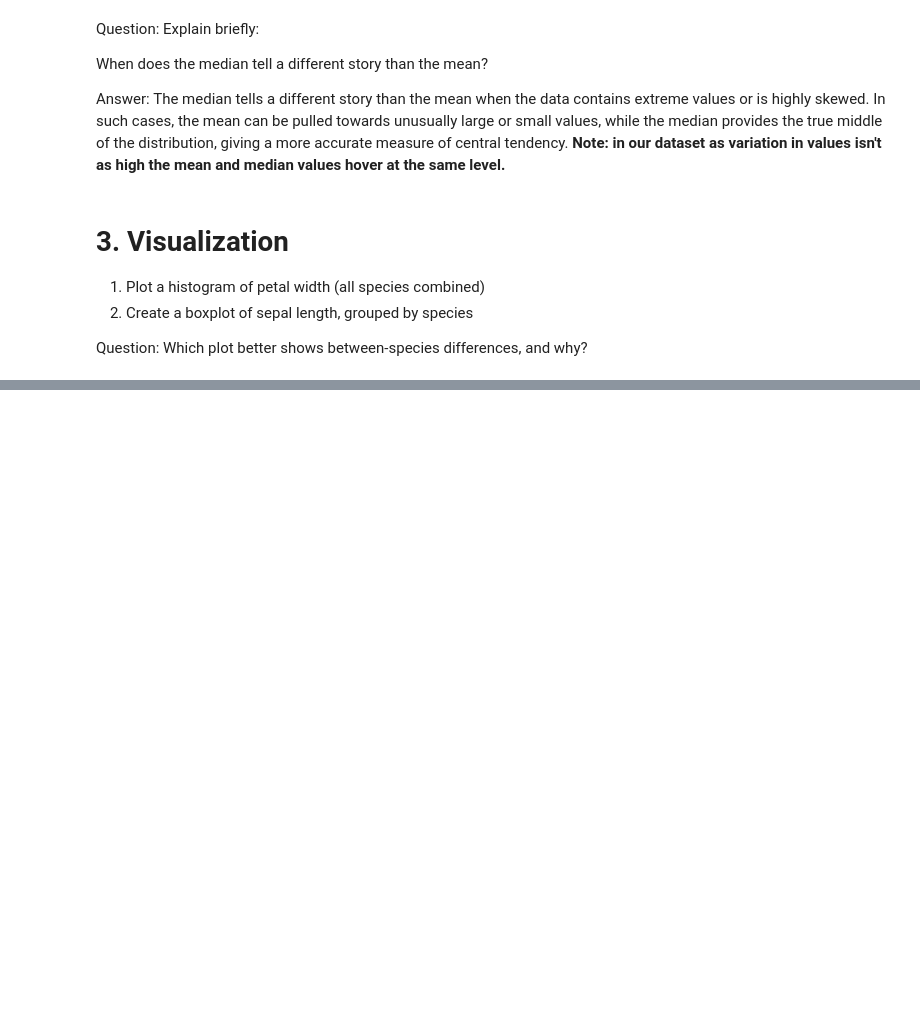
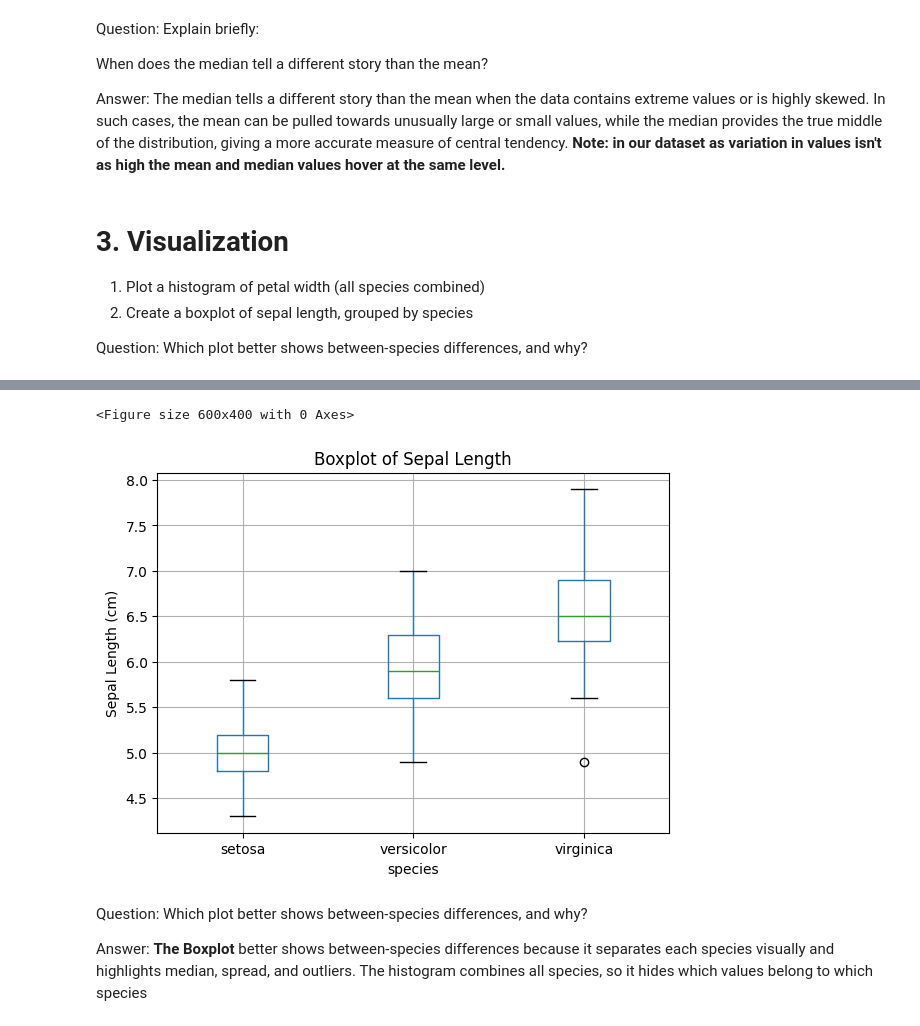
Before and after one commit to Bloodwingv2/Exercise_Week_1, a Jupyter notebook: Exercise_Week_1_Individual.ipynb, the cells around one changed output, grey strips where cells are left out. Drawn from its saved outputs; the diff is of its cells as text; code cells hidden in the pictures; blank space fills up the shorter version.

```diff
--- a/Exercise_Week_1_Individual.ipynb
+++ b/Exercise_Week_1_Individual.ipynb
@@ -145,0 +157,14 @@ Question: Which plot better shows between-species differences, and why?
+# %%
+plt.figure(figsize=(6,4))
+iris.boxplot(column='sepal_length', by='species')
+plt.title('Boxplot of Sepal Length')
+plt.suptitle('')
+plt.ylabel('Sepal Length (cm)')
+plt.show()
+# %% [output]
+<Figure size 600x400 with 0 Axes>
+[figure, added]
+# %% [markdown]
+Question: Which plot better shows between-species differences, and why?
+
+Answer: **The Boxplot** better shows between-species differences because it separates each species visually and highlights median, spread, and outliers. The histogram combines all species, so it hides which values belong to which species
```
Also changed, not shown: parts of 15 cells of this notebook.
